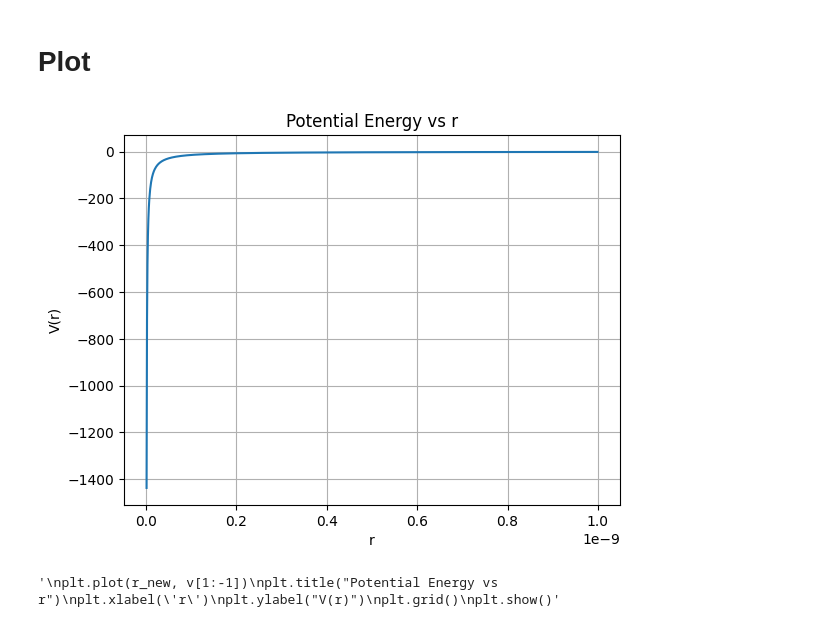
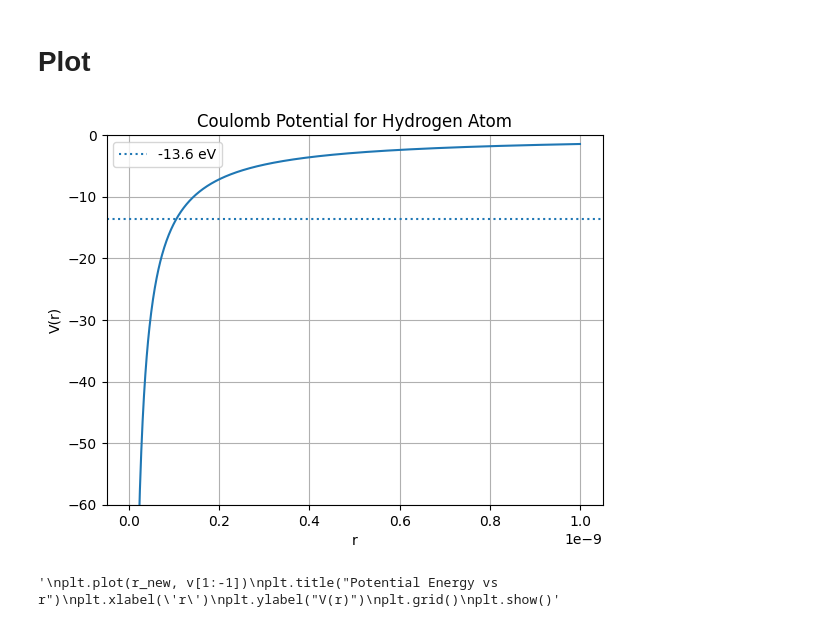
Before and after one commit to Pawani-NA34/quantum-mechanics, a Jupyter notebook: qm_task3_H-atom.ipynb, the cells around one changed output. Saved outputs shown, nothing was run; the diff lists cells and outputs as text; code cells hidden in the pictures.

```diff
--- a/qm_task3_H-atom.ipynb
+++ b/qm_task3_H-atom.ipynb
@@ -56,13 +56,16 @@ print(bound_st)
 # Plot
 # %%
 plt.plot(r_new, v[1:-1])
-plt.title("Potential Energy vs r")
+plt.title("Coulomb Potential for Hydrogen Atom")
 plt.xlabel('r')
 plt.ylabel("V(r)")
+plt.axhline(y = -13.6, label = "-13.6 eV", ls=":")
+plt.ylim(-60, 0)
+plt.legend()
 plt.grid()
 plt.show()
 # %% [output]
-[figure, old version]
+[figure, new version]
 # %%
 # Everything is turning NEGATIVE, so we need to multiply by -1 to get the correct sign
 
```
Also changed, not shown: parts of 15 cells of this notebook, 6 other files.
